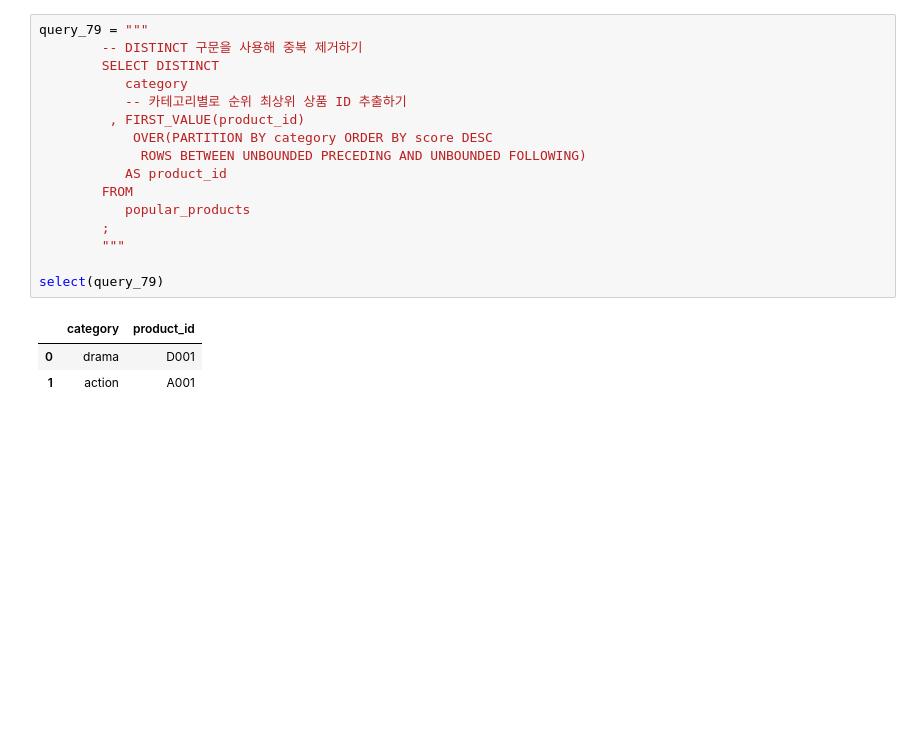
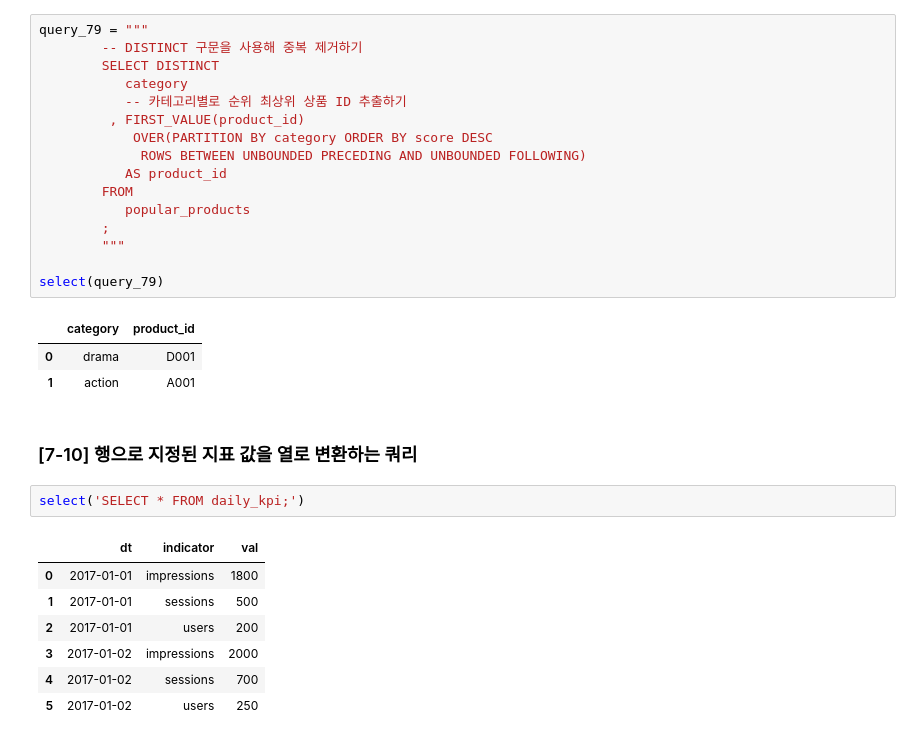
Before and after one commit to mittwoch09/Today-I-Learned, a Jupyter notebook: DataAnalysis/sql_for_data_processing_2.ipynb, the cells around one changed output. Drawn from its saved outputs; the diff is of its cells as text; blank space fills up the shorter version.

```diff
--- a/DataAnalysis/sql_for_data_processing_2.ipynb
+++ b/DataAnalysis/sql_for_data_processing_2.ipynb
@@ -357,3 +357,15 @@ select(query_79)
 |  | category | product_id |
 | 0 | drama | D001 |
 | 1 | action | A001 |
+# %% [markdown]
+### [7-10] 행으로 지정된 지표 값을 열로 변환하는 쿼리
+# %%
+select('SELECT * FROM daily_kpi;')
+# %% [output]
+|  | dt | indicator | val |
+| 0 | 2017-01-01 | impressions | 1800 |
+| 1 | 2017-01-01 | sessions | 500 |
+| 2 | 2017-01-01 | users | 200 |
+| 3 | 2017-01-02 | impressions | 2000 |
+| 4 | 2017-01-02 | sessions | 700 |
+| 5 | 2017-01-02 | users | 250 |
```
Also changed, not shown: parts of 22 cells of this notebook.
